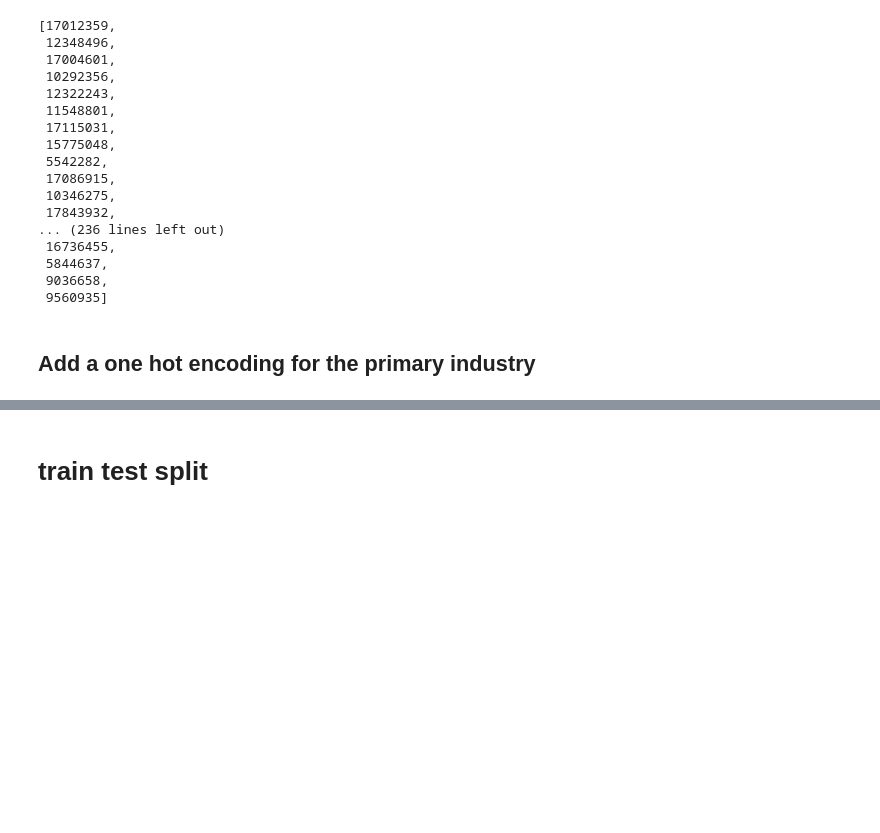
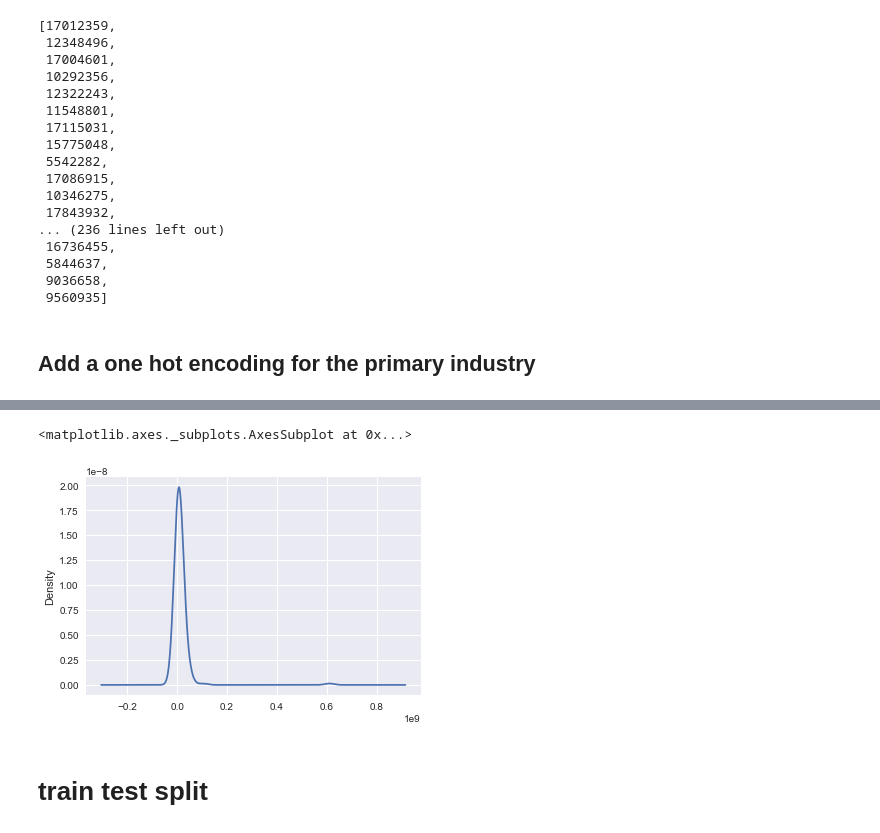
Before and after one commit to jonhilgart22/founder_nlp_analysis, a Jupyter notebook: notebooks/Train_Models_VcInvest0_VcInvest1_1.0_MISSING_SENTIMENT.ipynb, the cells around one changed output, grey strips where cells are left out. Saved outputs shown, nothing was run; the diff lists cells and outputs as text; code cells hidden in the pictures; blank space fills up the shorter version.

```diff
--- a/notebooks/Train_Models_VcInvest0_VcInvest1_1.0_MISSING_SENTIMENT.ipynb
+++ b/notebooks/Train_Models_VcInvest0_VcInvest1_1.0_MISSING_SENTIMENT.ipynb
@@ -270,0 +323,2 @@ training_df = training_df[['vc_invest','company_id', 'Employees', 'Facebook Like
+# %%
+vc_invest_1 = training_df[training_df.vc_invest==1]['Last Financing Size']*1_000_000
@@ -271,3 +338,8 @@ training_df = training_df[['vc_invest','company_id', 'Employees', 'Facebook Like
+# %%
+vc_invest_1 .plot(kind='kde')
+# %% [output]
+<matplotlib.axes._subplots.AxesSubplot at 0x...>
+[figure, added]
 # %% [markdown]
 # train test split
 # %%
```
Also changed, not shown: parts of 21 cells of this notebook.
